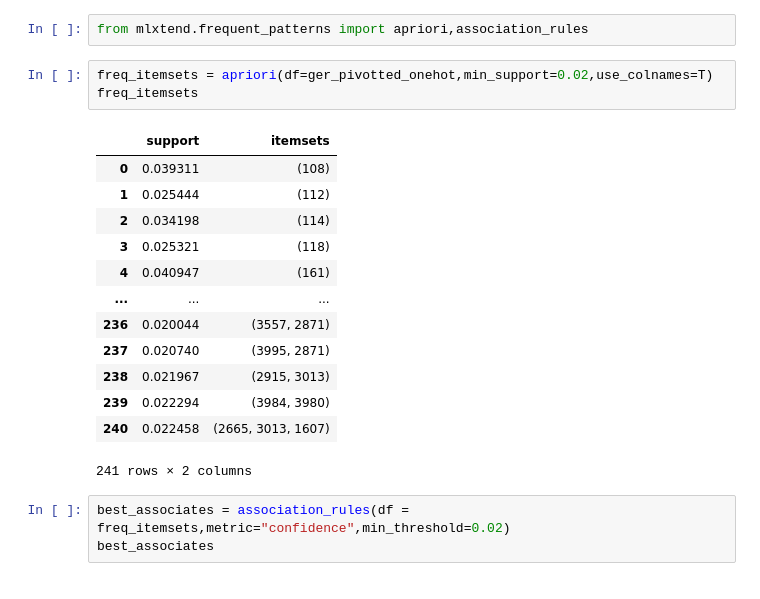
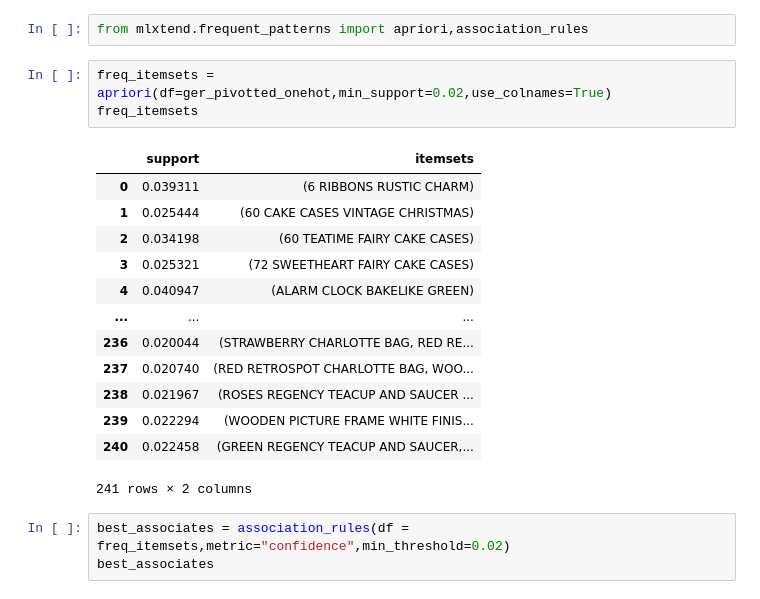
Before and after one commit to sujinoven/Machine_Learning, a Jupyter notebook: 20_Association_Rules/practice.ipynb, the cells around one changed output. Saved outputs shown, nothing was run; the diff lists cells and outputs as text.

```diff
--- a/20_Association_Rules/practice.ipynb
+++ b/20_Association_Rules/practice.ipynb
@@ -204,21 +204,21 @@ ger_pivotted_onehot
 # %%
 from mlxtend.frequent_patterns import apriori,association_rules
 # %%
-freq_itemsets = apriori(df=ger_pivotted_onehot,min_support=0.02,use_colnames=T)
+freq_itemsets = apriori(df=ger_pivotted_onehot,min_support=0.02,use_colnames=True)
 freq_itemsets
 # %% [output]
 |  | support | itemsets |
-| 0 | 0.039311 | (108) |
-| 1 | 0.025444 | (112) |
-| 2 | 0.034198 | (114) |
-| 3 | 0.025321 | (118) |
-| 4 | 0.040947 | (161) |
+| 0 | 0.039311 | (6 RIBBONS RUSTIC CHARM) |
+| 1 | 0.025444 | (60 CAKE CASES VINTAGE CHRISTMAS) |
+| 2 | 0.034198 | (60 TEATIME FAIRY CAKE CASES) |
+| 3 | 0.025321 | (72 SWEETHEART FAIRY CAKE CASES) |
+| 4 | 0.040947 | (ALARM CLOCK BAKELIKE GREEN) |
 | ... | ... | ... |
-| 236 | 0.020044 | (3557, 2871) |
-| 237 | 0.020740 | (3995, 2871) |
-| 238 | 0.021967 | (2915, 3013) |
-| 239 | 0.022294 | (3984, 3980) |
-| 240 | 0.022458 | (2665, 3013, 1607) |
+| 236 | 0.020044 | (STRAWBERRY CHARLOTTE BAG, RED RE... |
+| 237 | 0.020740 | (RED RETROSPOT CHARLOTTE BAG, WOO... |
+| 238 | 0.021967 | (ROSES REGENCY TEACUP AND SAUCER ... |
+| 239 | 0.022294 | (WOODEN PICTURE FRAME WHITE FINIS... |
+| 240 | 0.022458 | (GREEN REGENCY TEACUP AND SAUCER,... |
 241 rows × 2 columns
 # %%
 best_associates = association_rules(df = freq_itemsets,metric="confidence",min_threshold=0.02)
```
Also changed, not shown: parts of 1 cell of this notebook, 6 other files.
